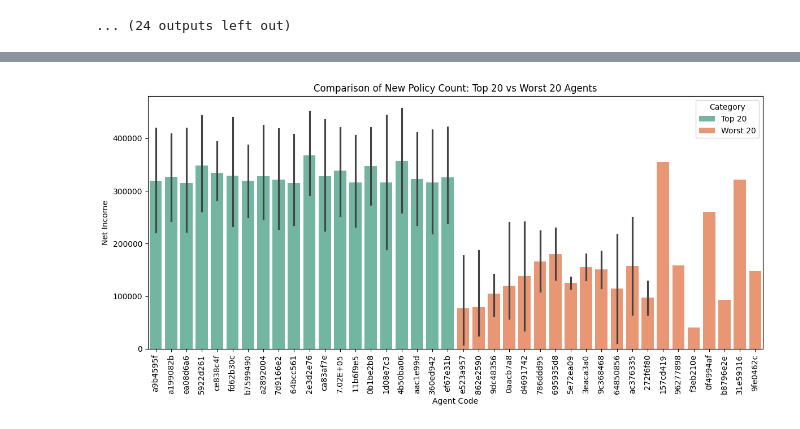
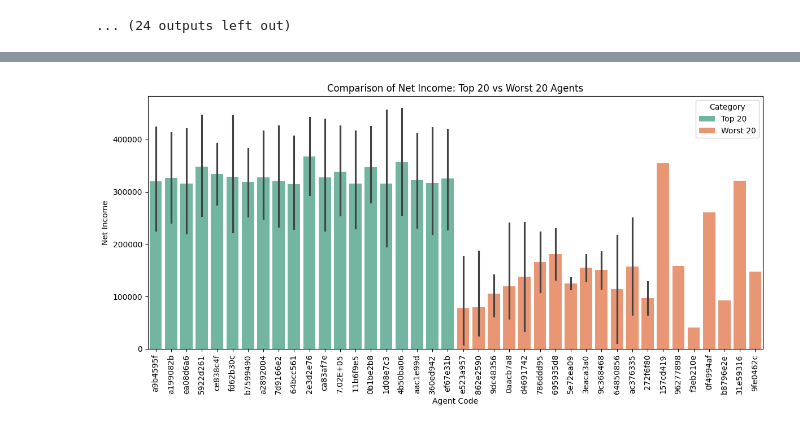
Before and after one commit to rivindu-ashinsa/data-storm-DeepCell, a Jupyter notebook: notebooks/EDA.ipynb, the cells around one changed output, grey strips where cells are left out. Saved outputs shown, nothing was run; the diff lists cells and outputs as text; code cells hidden in the pictures.

```diff
--- a/notebooks/EDA.ipynb
+++ b/notebooks/EDA.ipynb
@@ -165,5 +159,3 @@ Passing `palette` without assigning `hue` is deprecated and will be removed in v
 
   sns.barplot(x='year_month', y='new_policy_count', data=monthly_policy_sales, palette='Set2')
 [figure]
-# %%
-df = df.drop("agent_code", axis=1)
@@ -273,30 +267,30 @@ Passing `palette` without assigning `hue` is deprecated and will be removed in v
 # %%
 top_earning_agents = df.groupby('agent_code')['net_income'].sum().reset_index().sort_values(by='net_income', ascending=False).head(20)
 
 
 worst_earning_agents = df.groupby('agent_code')['net_income'].sum().reset_index().sort_values(by='net_income', ascending=False).tail(20)
 
 top_earning_agents = df[df['agent_code'].isin(top_earning_agents['agent_code'])]
 worst_earning_agents = df[df['agent_code'].isin(worst_earning_agents['agent_code'])]
 
 
 # Combine top 20 and worst 20 agents into one DataFrame
 combined_agents_earning = pd.concat([top_earning_agents, worst_earning_agents])
 
 # Add a label column to distinguish between top and worst agents
 combined_agents_earning['Category'] = ['Top 20'] * len(top_earning_agents) + ['Worst 20'] * len(worst_earning_agents)
 
 # Plot the bar chart
 plt.figure(figsize=(12, 6))
 sns.barplot(x='agent_code', y='net_income', hue='Category', data=combined_agents_earning, palette='Set2')
-plt.title('Comparison of New Policy Count: Top 20 vs Worst 20 Agents')
+plt.title('Comparison of Net Income: Top 20 vs Worst 20 Agents')
 plt.xlabel('Agent Code')
 plt.ylabel('Net Income')
 plt.xticks(rotation=90)
 plt.tight_layout()
 plt.show()
 # %% [output]
-[figure, old version]
+[figure, new version]
 # %%
 # Drop non-numeric or ID columns
 exclude = ['row_id', 'agent_code', 'agent_join_month', 'first_policy_sold_month', 'year_month']
```
Also changed, not shown: parts of 10 cells of this notebook.
